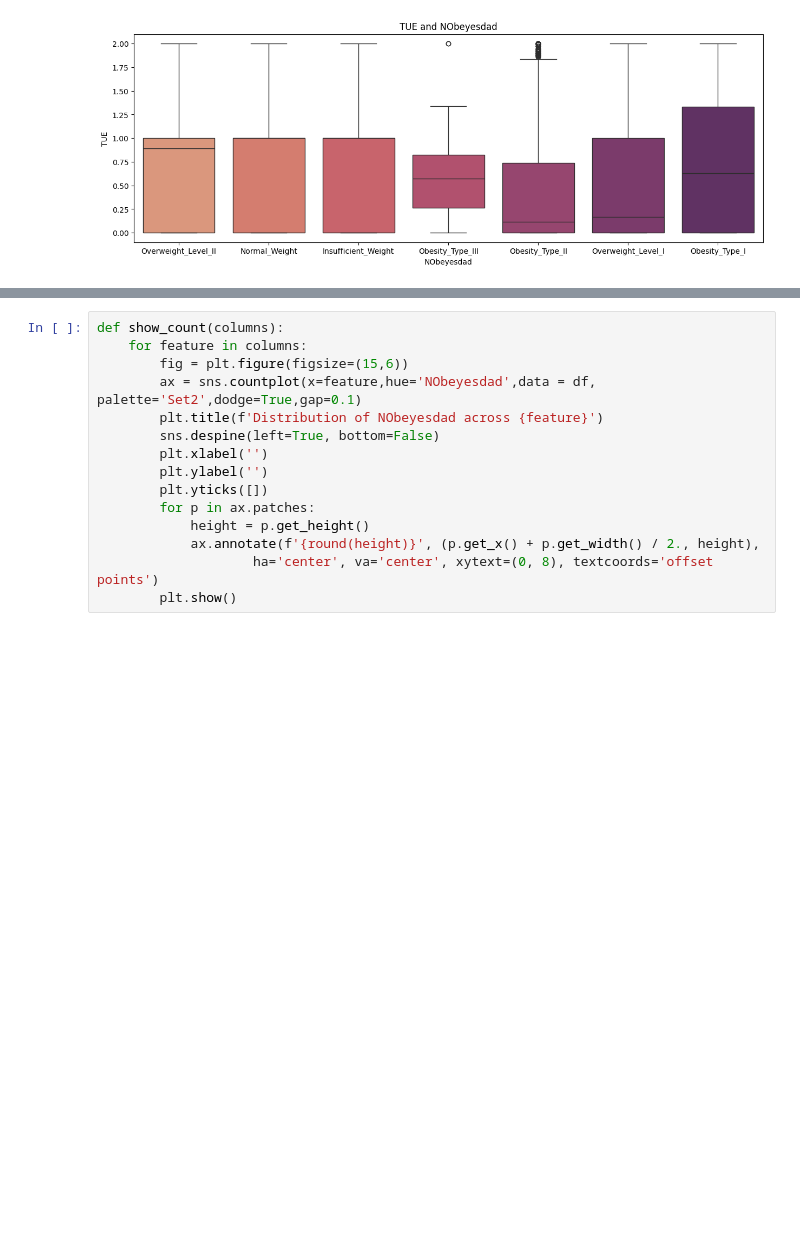
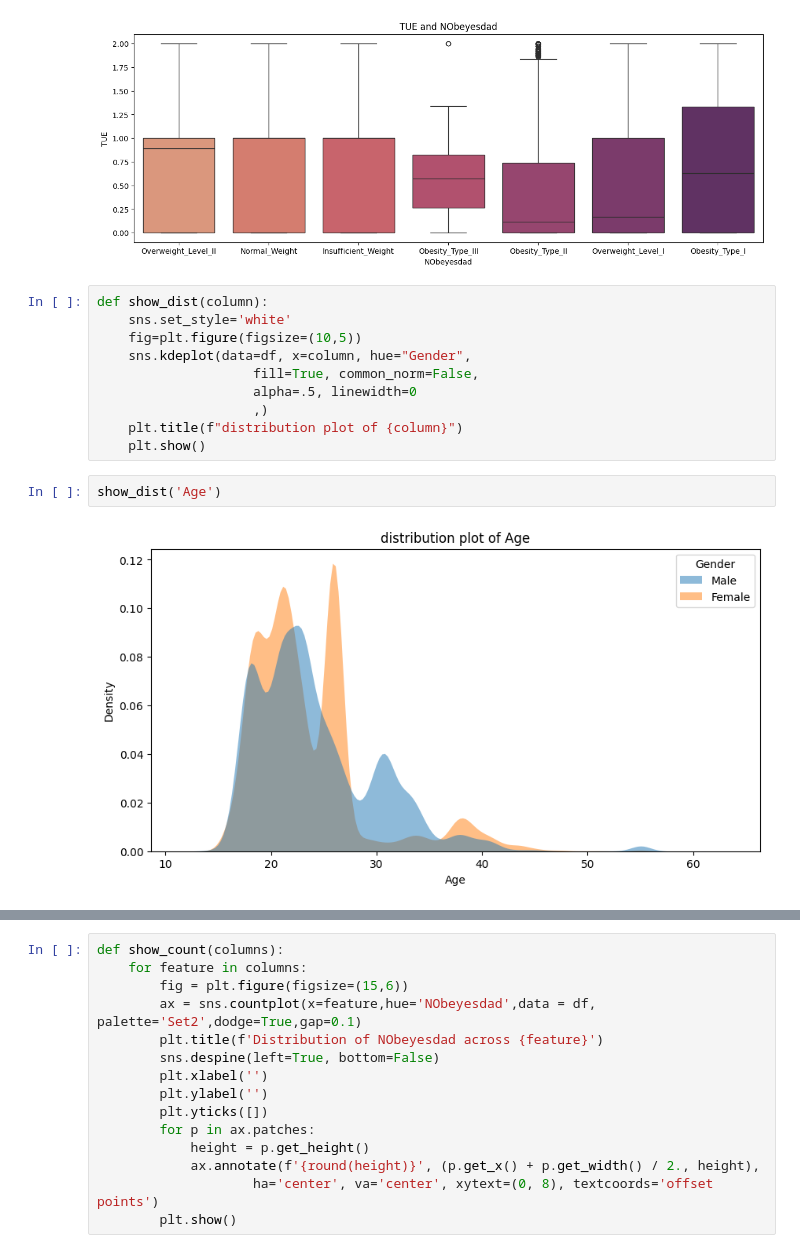
Before and after one commit to aman977381/EDA, a Jupyter notebook: EDA.ipynb, the cells around one changed output, grey strips where cells are left out. Drawn from its saved outputs; the diff is of its cells as text; blank space fills up the shorter version.

Commit message:
Distribution is added

```diff
--- a/EDA.ipynb
+++ b/EDA.ipynb
@@ -318,3 +322,17 @@ show_box_plot(df,num_columns,'NObeyesdad')
 [figure]
 [figure]
 [figure]
+# %%
+def show_dist(column):
+    sns.set_style='white'
+    fig=plt.figure(figsize=(10,5))
+    sns.kdeplot(data=df, x=column, hue="Gender",
+                    fill=True, common_norm=False,
+                    alpha=.5, linewidth=0
+                    ,)
+    plt.title(f"distribution plot of {column}")
+    plt.show()
+# %%
+show_dist('Age')
+# %% [output]
+[figure, added]
```
Also changed, not shown: parts of 5 cells of this notebook.
